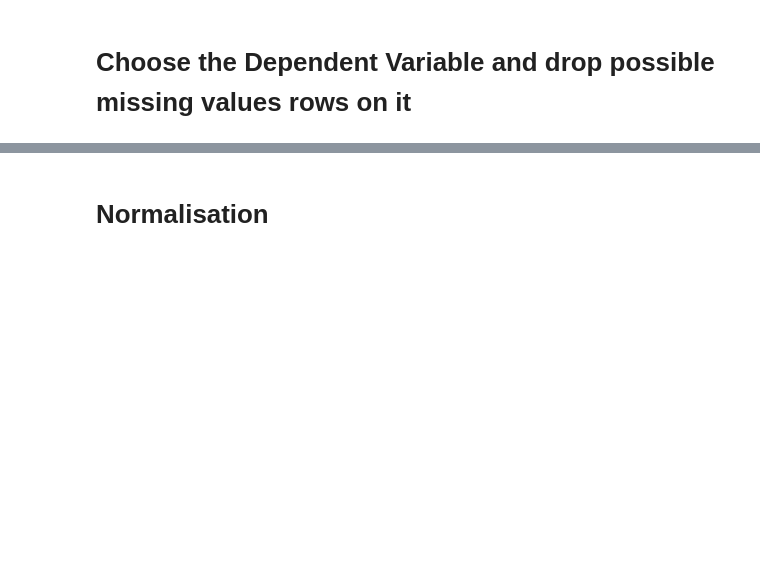
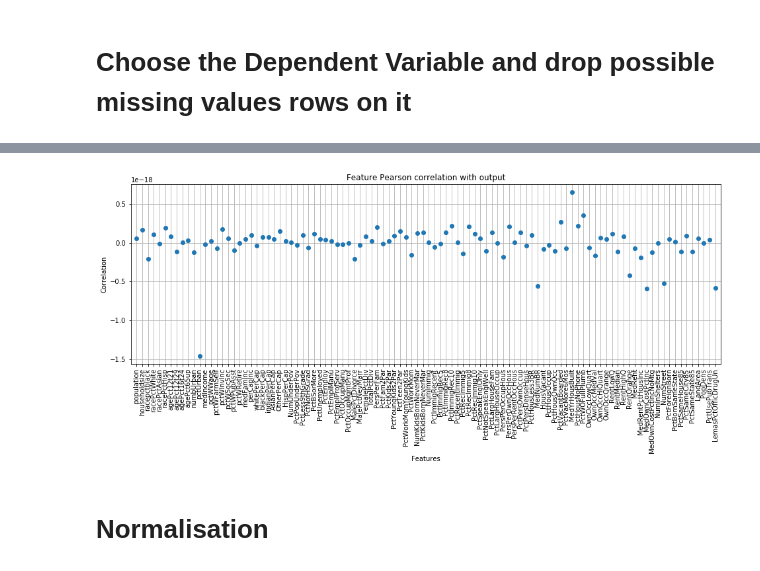
Before and after one commit to danif93/Community-And-Crime-Regression, a Jupyter notebook: kernel.ipynb, the cells around one changed output, grey strips where cells are left out. Saved outputs shown, nothing was run; the diff lists cells and outputs as text; code cells hidden in the pictures; blank space fills up the shorter version.

```diff
--- a/kernel.ipynb
+++ b/kernel.ipynb
@@ -72,3 +116,30 @@ data,values = drop_naSample(pred_features, regr_values[dep_var])
+# %%
+def sample_pearsonCorrelation_withOutput(X, y):
+    # r_x_y = cov(x,y)/(stdev(x)*stdev(y))
+    _,d = X.shape
+    corr = np.empty((d,1))
+
+    y_centered = y-np.mean(y)
+    y_stdev = np.std(y)
+
+    for i in range(d):
+        current = X[:,i]
+        corr[i] = np.mean(np.multiply(current-np.mean(current), y_centered))/(np.std(current)*y_stdev)
+
+    return corr
+# %%
+p_corr = sample_pearsonCorrelation_withOutput(data, values)
+
+plt.figure(figsize=(16,5))
+plt.plot(p_corr, "o")
+plt.title("Feature Pearson correlation with output")
+plt.xticks(range(len(pred_features.columns)), pred_features.columns, rotation=90)
+plt.xlabel("Features")
+plt.xlim(-1,102)
+plt.ylabel("Correlation")
+plt.grid()
+# %% [output]
+[figure, added]
 # %% [markdown]
 # Normalisation
 # %%
```
Also changed, not shown: parts of 40 cells of this notebook.
